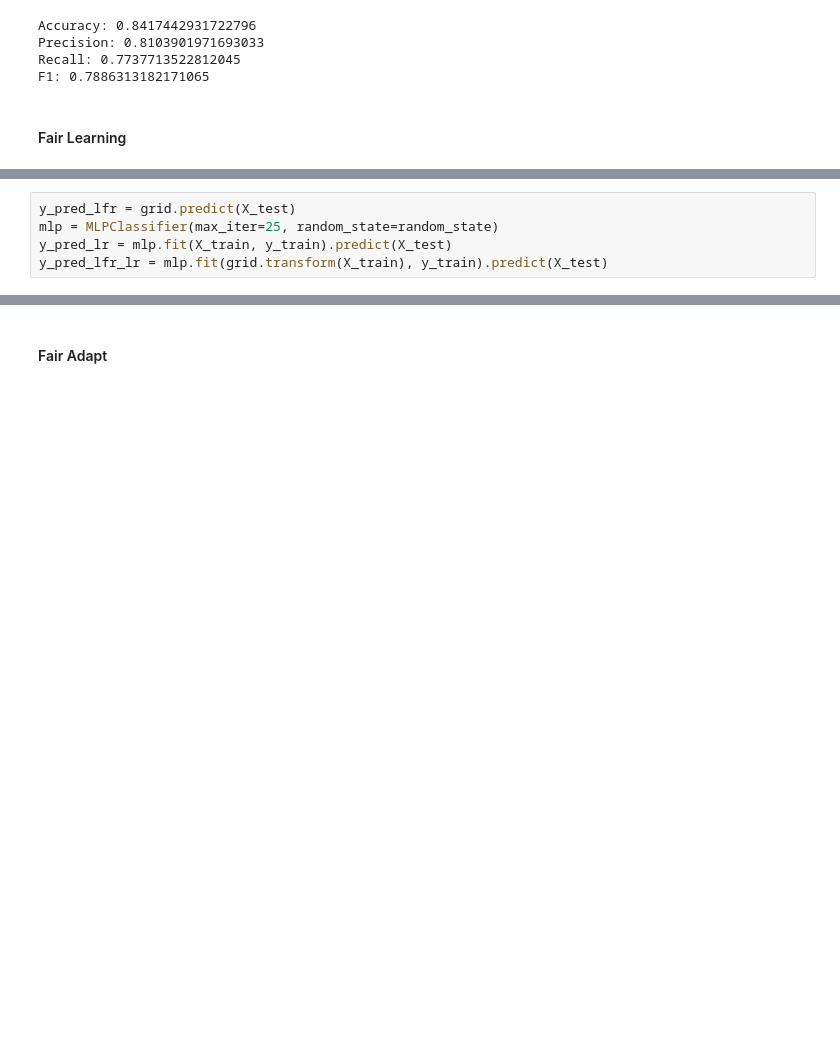
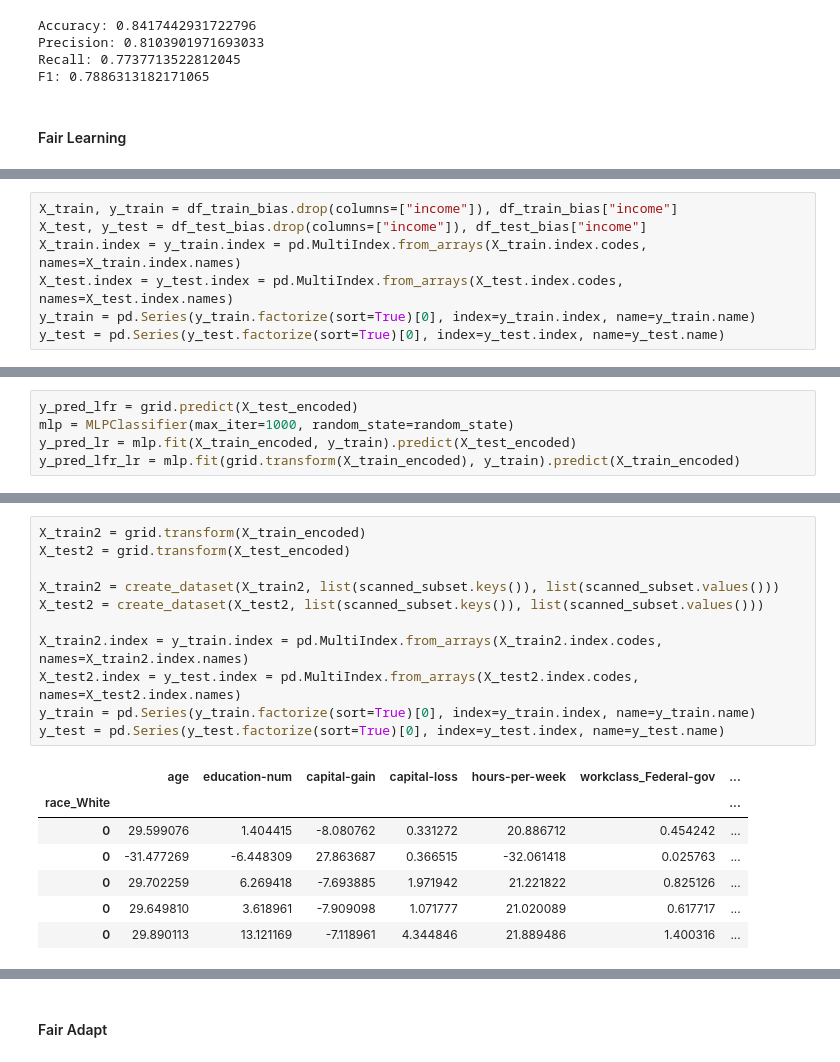
Before and after one commit to mkleinegger/evaluation-bias-detection-and-mitigation, a Jupyter notebook: multiple_runs.ipynb, the cells around one changed output, grey strips where cells are left out. Drawn from its saved outputs; the diff is of its cells as text; blank space fills up the shorter version.

```diff
--- a/multiple_runs.ipynb
+++ b/multiple_runs.ipynb
@@ -946,0 +1106,7 @@ mlp = MLPClassifier(max_iter=25, random_state=random_state)
+# %%
+X_train, y_train = df_train_bias.drop(columns=["income"]), df_train_bias["income"]
+X_test, y_test = df_test_bias.drop(columns=["income"]), df_test_bias["income"]
+X_train.index = y_train.index = pd.MultiIndex.from_arrays(X_train.index.codes, names=X_train.index.names)
+X_test.index = y_test.index = pd.MultiIndex.from_arrays(X_test.index.codes, names=X_test.index.names)
+y_train = pd.Series(y_train.factorize(sort=True)[0], index=y_train.index, name=y_train.name)
+y_test = pd.Series(y_test.factorize(sort=True)[0], index=y_test.index, name=y_test.name)
@@ -987,5 +1208,5 @@ plt.show()
 # %%
-y_pred_lfr = grid.predict(X_test)
-mlp = MLPClassifier(max_iter=25, random_state=random_state)
-y_pred_lr = mlp.fit(X_train, y_train).predict(X_test)
-y_pred_lfr_lr = mlp.fit(grid.transform(X_train), y_train).predict(X_test)
+y_pred_lfr = grid.predict(X_test_encoded)
+mlp = MLPClassifier(max_iter=1000, random_state=random_state)
+y_pred_lr = mlp.fit(X_train_encoded, y_train).predict(X_test_encoded)
+y_pred_lfr_lr = mlp.fit(grid.transform(X_train_encoded), y_train).predict(X_train_encoded)
@@ -1101,0 +1283,19 @@ F1: 0.703881218446319
+# %%
+X_train2 = grid.transform(X_train_encoded)
+X_test2 = grid.transform(X_test_encoded)
+
+X_train2 = create_dataset(X_train2, list(scanned_subset.keys()), list(scanned_subset.values()))
+X_test2 = create_dataset(X_test2, list(scanned_subset.keys()), list(scanned_subset.values()))
+
+X_train2.index = y_train.index = pd.MultiIndex.from_arrays(X_train2.index.codes, names=X_train2.index.names)
+X_test2.index = y_test.index = pd.MultiIndex.from_arrays(X_test2.index.codes, names=X_test2.index.names)
+y_train = pd.Series(y_train.factorize(sort=True)[0], index=y_train.index, name=y_train.name)
+y_test = pd.Series(y_test.factorize(sort=True)[0], index=y_test.index, name=y_test.name)
+# %% [output]
+|  | age | education-num | capital-gain | capital-loss | hours-per-week | workclass_Federal-gov | ... |
+| race_White |  |  |  |  |  |  | ... |
+| 0 | 29.599076 | 1.404415 | -8.080762 | 0.331272 | 20.886712 | 0.454242 | ... |
+| 0 | -31.477269 | -6.448309 | 27.863687 | 0.366515 | -32.061418 | 0.025763 | ... |
+| 0 | 29.702259 | 6.269418 | -7.693885 | 1.971942 | 21.221822 | 0.825126 | ... |
+| 0 | 29.649810 | 3.618961 | -7.909098 | 1.071777 | 21.020089 | 0.617717 | ... |
+| 0 | 29.890113 | 13.121169 | -7.118961 | 4.344846 | 21.889486 | 1.400316 | ... |
```
Also changed, not shown: parts of 87 cells of this notebook.
